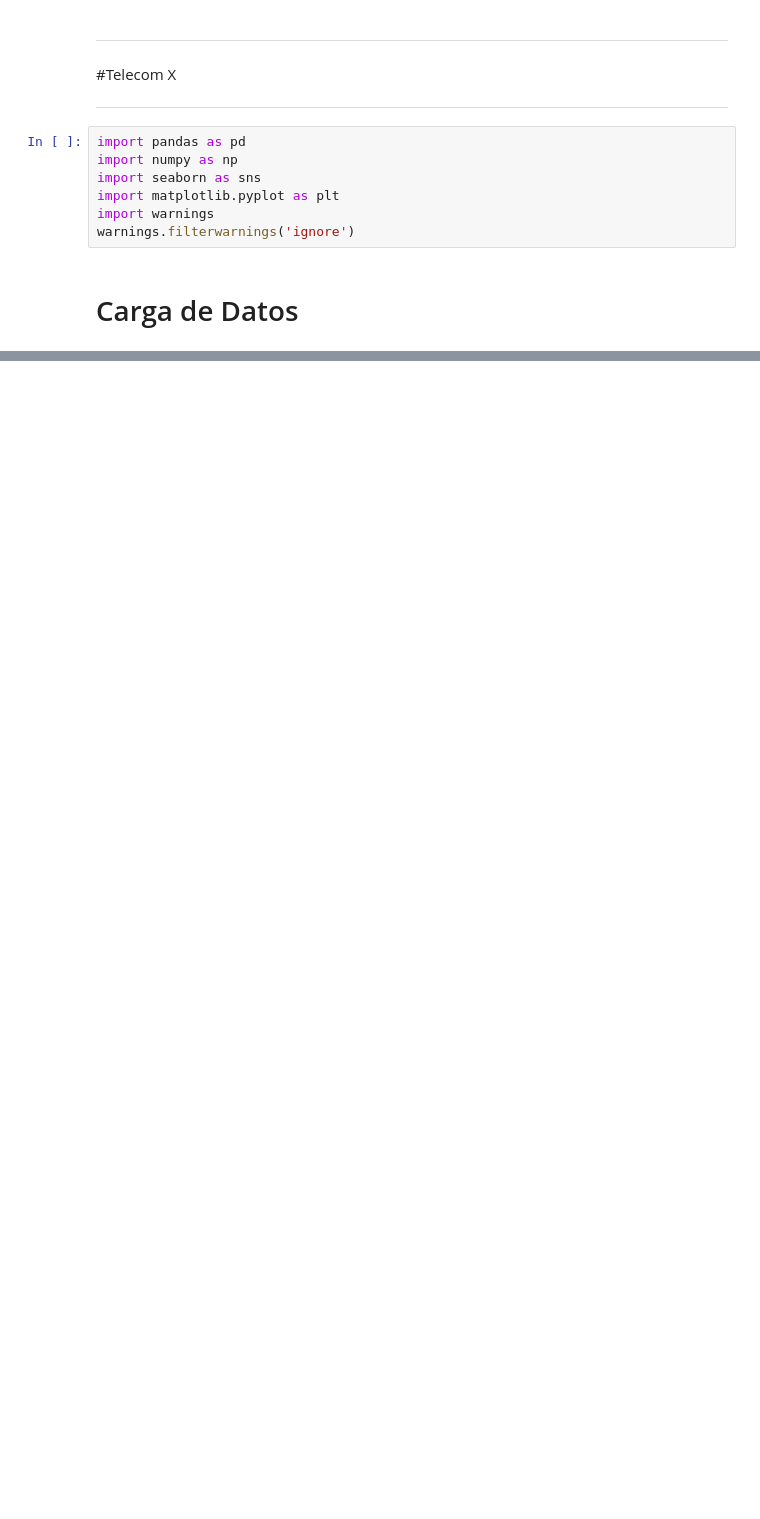
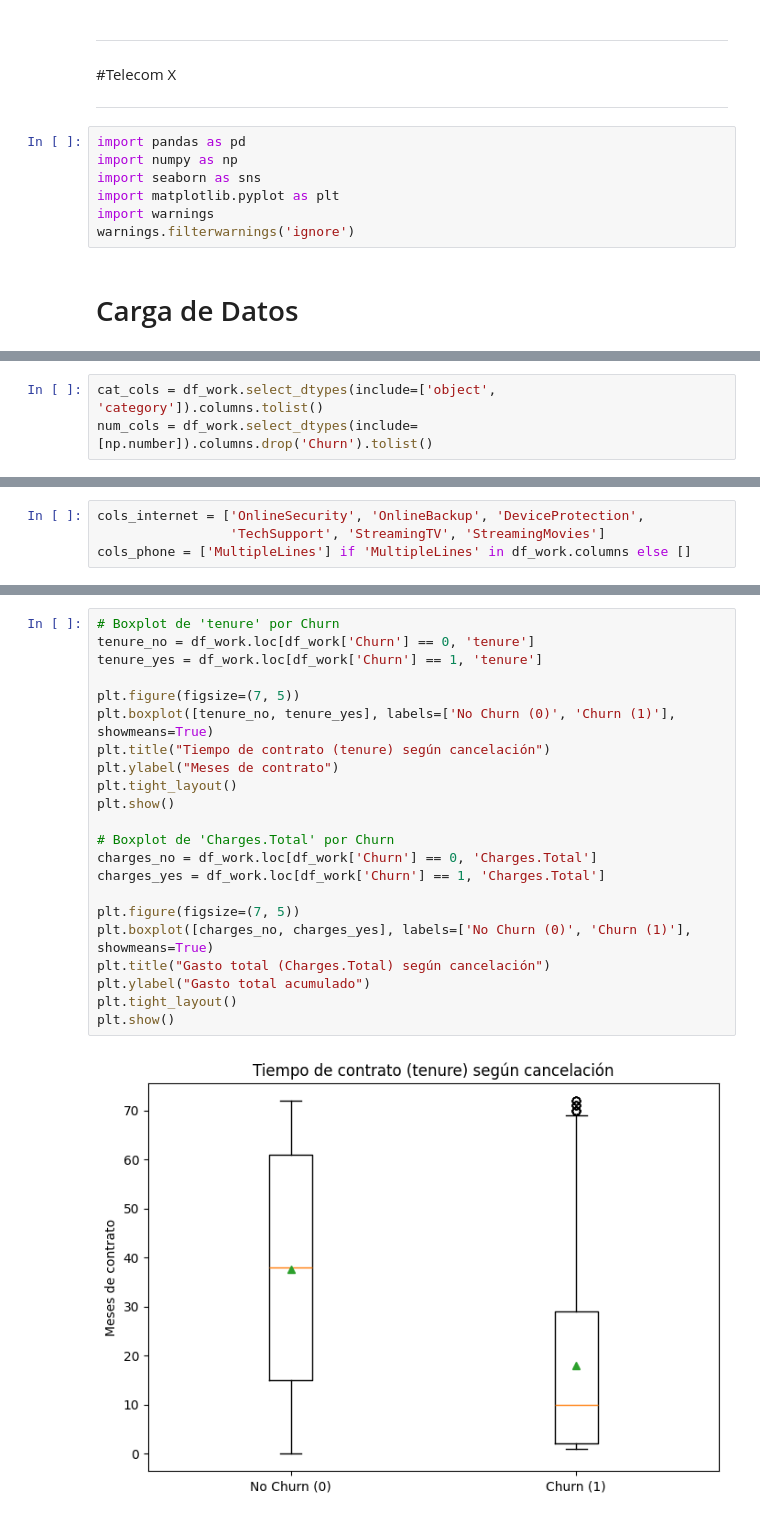
Before and after one commit to fmonteci/Telecom_x, a Jupyter notebook: Telecom_X_FM.ipynb, the cells around one changed output, grey strips where cells are left out. Saved outputs shown, nothing was run; the diff lists cells and outputs as text; blank space fills up the shorter version.

```diff
--- a/Telecom_X_FM.ipynb
+++ b/Telecom_X_FM.ipynb
@@ -553,0 +61,3 @@ f1:  0.5513016845329249
+# %%
+cat_cols = df_work.select_dtypes(include=['object', 'category']).columns.tolist()
+num_cols = df_work.select_dtypes(include=[np.number]).columns.drop('Churn').tolist()
@@ -553,0 +81,4 @@ f1:  0.5513016845329249
+# %%
+cols_internet = ['OnlineSecurity', 'OnlineBackup', 'DeviceProtection',
+                 'TechSupport', 'StreamingTV', 'StreamingMovies']
+cols_phone = ['MultipleLines'] if 'MultipleLines' in df_work.columns else []
@@ -553,0 +258,24 @@ f1:  0.5513016845329249
+# %%
+# Boxplot de 'tenure' por Churn
+tenure_no = df_work.loc[df_work['Churn'] == 0, 'tenure']
+tenure_yes = df_work.loc[df_work['Churn'] == 1, 'tenure']
+
+plt.figure(figsize=(7, 5))
+plt.boxplot([tenure_no, tenure_yes], labels=['No Churn (0)', 'Churn (1)'], showmeans=True)
+plt.title("Tiempo de contrato (tenure) según cancelación")
+plt.ylabel("Meses de contrato")
+plt.tight_layout()
+plt.show()
+
+# Boxplot de 'Charges.Total' por Churn
+charges_no = df_work.loc[df_work['Churn'] == 0, 'Charges.Total']
+charges_yes = df_work.loc[df_work['Churn'] == 1, 'Charges.Total']
+
+plt.figure(figsize=(7, 5))
+plt.boxplot([charges_no, charges_yes], labels=['No Churn (0)', 'Churn (1)'], showmeans=True)
+plt.title("Gasto total (Charges.Total) según cancelación")
+plt.ylabel("Gasto total acumulado")
+plt.tight_layout()
+plt.show()
+# %% [output]
+[figure, added]
```
Also changed, not shown: parts of 110 cells of this notebook.
